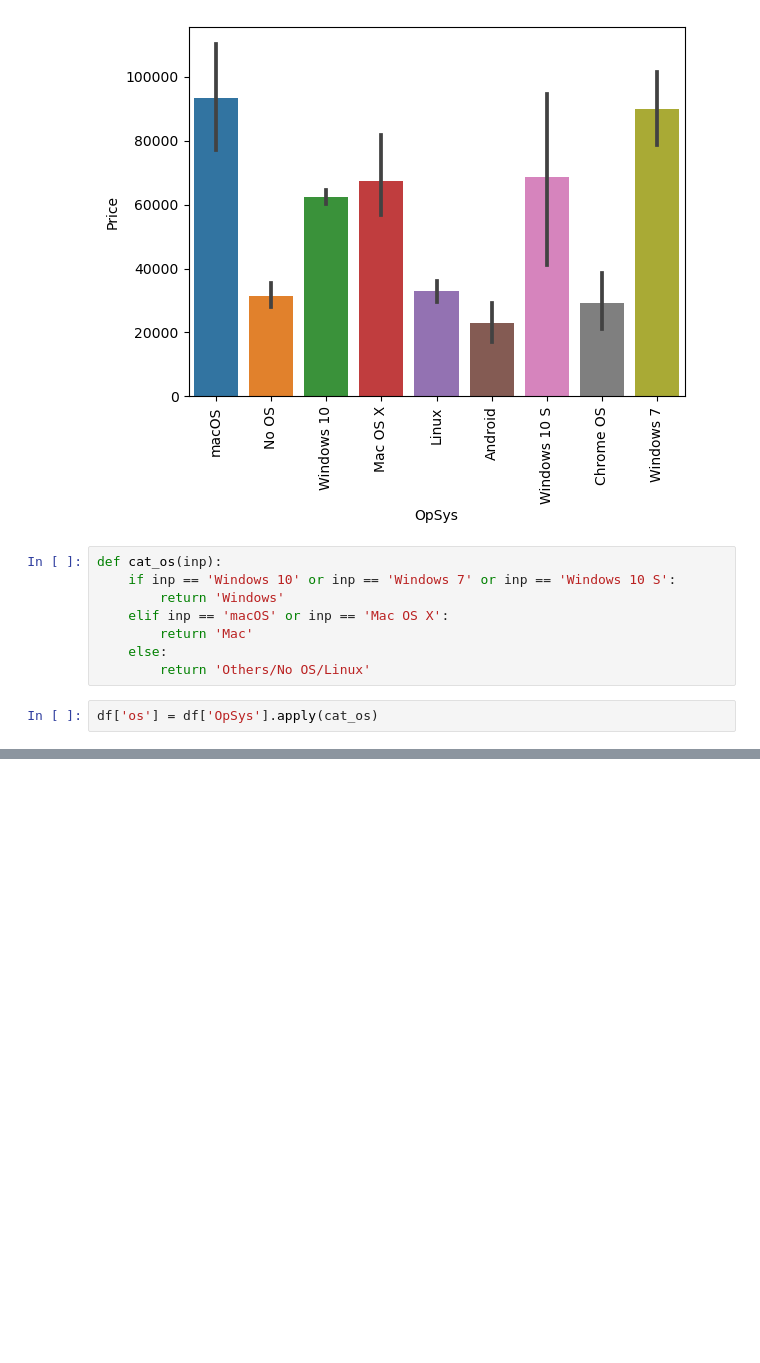
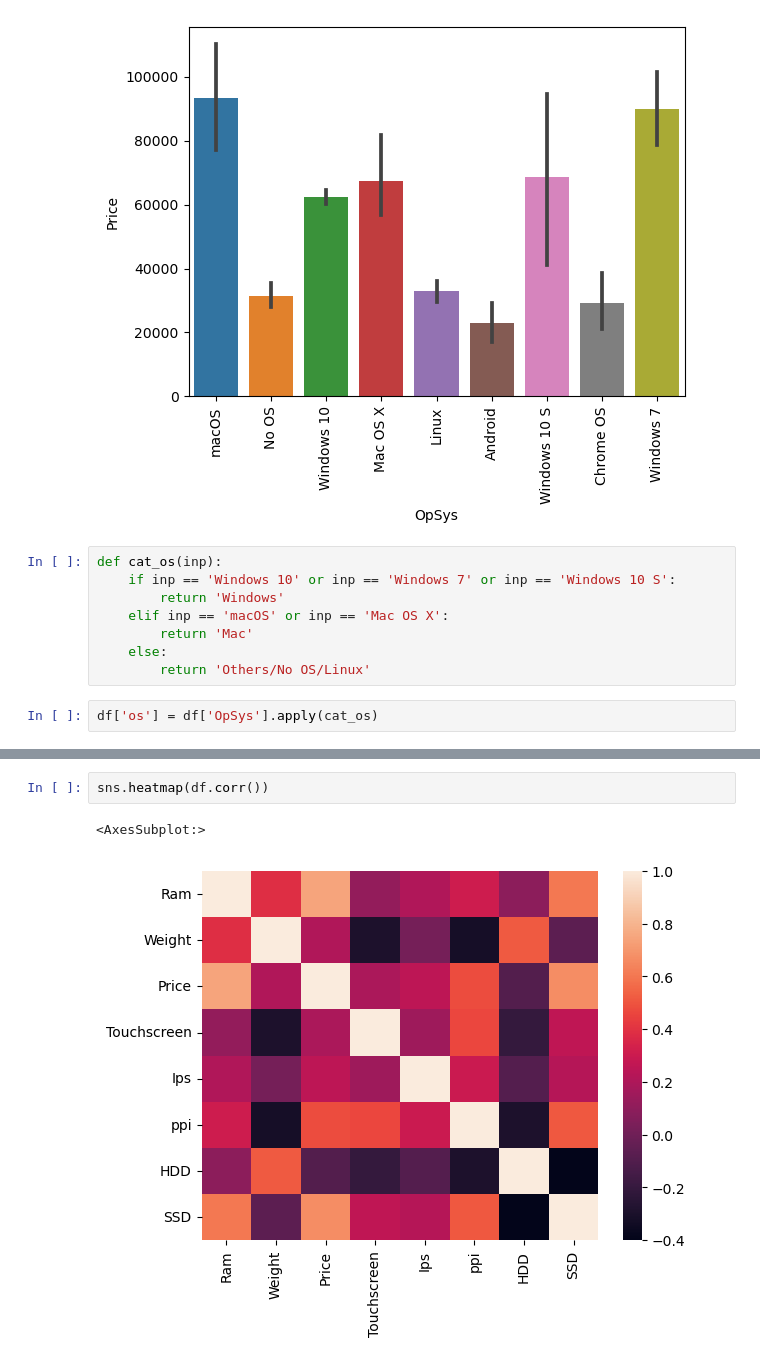
Before and after one commit to ApurbaKumarMajumder/Machine_Learning_Projects, a Jupyter notebook: Laptop_price_Predictor/notebook.ipynb, the cells around one changed output, grey strips where cells are left out. Cells and saved outputs as stored; diff of their text form; blank space fills up the shorter version.

```diff
--- a/Laptop_price_Predictor/notebook.ipynb
+++ b/Laptop_price_Predictor/notebook.ipynb
@@ -653,0 +684,5 @@ df.head()
+# %%
+sns.heatmap(df.corr())
+# %% [output]
+<AxesSubplot:>
+[figure, added]
```
Also changed, not shown: parts of 5 cells of this notebook.
